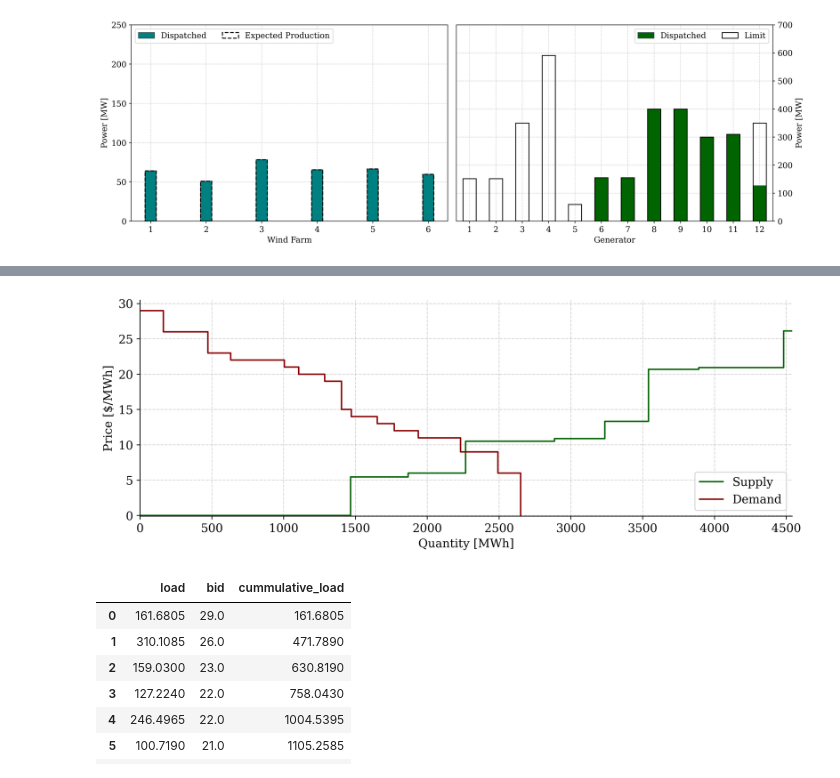
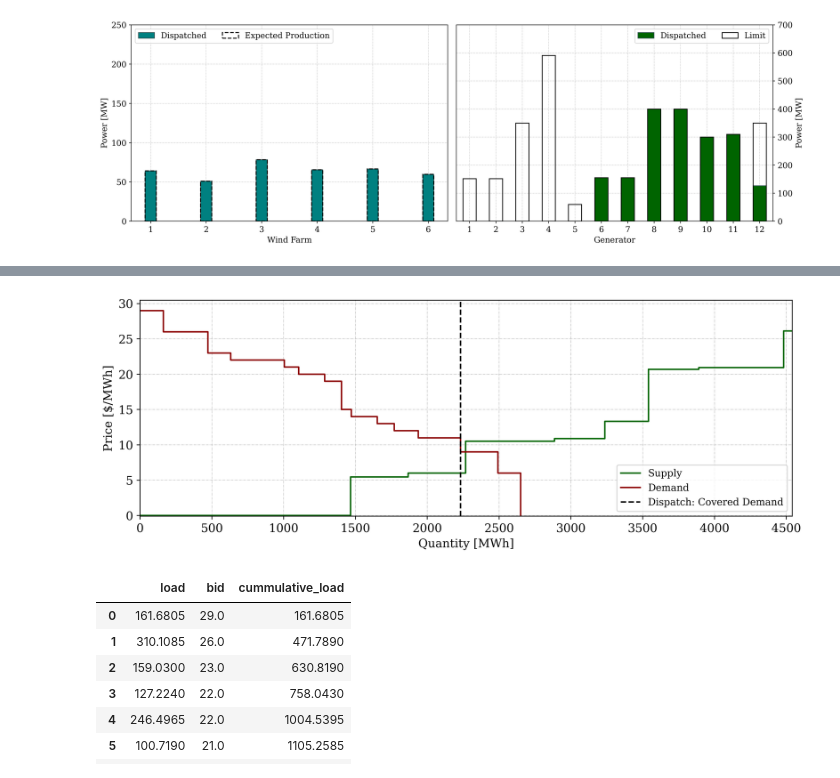
Before and after one commit to Hvid1999/46755, a Jupyter notebook: Assignment 1/task_1.ipynb, the cells around one changed output, grey strips where cells are left out. Saved outputs shown, nothing was run; the diff lists cells and outputs as text; code cells hidden in the pictures.

Commit message:
Added demand coverage figure and added dispatch to supply-demand curve

```diff
--- a/Assignment 1/task_1.ipynb
+++ b/Assignment 1/task_1.ipynb
@@ -145,6 +145,7 @@ if m.status == gb.GRB.OPTIMAL:
     load_results = pd.DataFrame(data=np.zeros(D), columns=['p_D'])
     load_results['Node'] = load_distribution['Node'].values
     load_results['Maximum Demand'] = load[load != 0]
+    load_results['Covered Percentage'] = 0
 
     constraints = m.getConstrs()
     # The constraint dual value of the current solution (also known as the shadow price)... https://www.gurobi.com/documentation/9.5/refman/pi.html
@@ -167,6 +168,7 @@ if m.status == gb.GRB.OPTIMAL:
     for i in range(D):
         print(p_D[i].VarName + ": %.2f MW" % p_D[i].x)
         load_results.loc[load_results.index == i, 'p_D'] = p_D[i].x
+        load_results.loc[load_results.index == i, 'Covered Percentage'] = (p_D[i].x / load[load != 0][i]) * 100
 
     # for k in range(len(constraints)):
     #     print('Dual value {0}: '.format(k+1), dual_values[k])
@@ -353,36 +379,40 @@ sorted_offers = offer_pairs.sort_values(by='offer', ascending=True).reset_index(
 sorted_offers['cummulative_capacity'] = sorted_offers['capacity'].cumsum() # plotting SD-curves requires cummulative quantity values for the x-axis
 
 #============== Plotting supply-demand curves =============
 fig, ax = plt.subplots(figsize=( 12 , 4 ), dpi=400) # Create the figure
 
 #Supply
 first_val = np.array([sorted_offers.iloc[0]['offer']]) #to make the first part visible
 plt.step(np.concatenate([np.array([0]), sorted_offers['cummulative_capacity'].values]),
          np.concatenate([first_val, sorted_offers['offer'].values]),
          color='darkgreen', label='Supply', where='pre', linewidth=1.5)
 
 #Demand
 first_val = np.array([sorted_bids.iloc[0]['cummulative_load']]) #to make the first step visible
 first_bid = np.array([sorted_bids.iloc[0]['bid']]) #to make the first step visible
 last_val = np.array([sorted_bids.iloc[-1]['cummulative_load'] + 1e-9]) #to make the final step visible
 
-
 plt.step(np.concatenate([np.array([0]), sorted_bids['cummulative_load'], last_val]),
          np.concatenate([first_bid, sorted_bids['bid'], np.array([0])]),
          color='darkred', label='Demand', where='pre', linewidth=1.5)
+
+#Total covered demand as vertical line
+plt.axvline(x=sum_load, color='black', linestyle='--', linewidth=1.5, label='Dispatch: Covered Demand')
+
+ax.spines[['right', 'top']].set_visible(True)
 
 #Formatting
 plt.xlabel('Quantity [MWh]')
 plt.ylabel('Price [$/MWh]')
 #plt.title(f'Supply-Demand Curve for $t = {t+1}$')
-plt.legend(loc='lower right', fontsize=12)
+plt.legend(loc='lower right', fontsize=10)
 plt.margins(x=0)
 plt.ylim(ymin = -0.1)
 plt.xticks(np.arange(0,4500 + 500, 500))
 plt.savefig('Figures/task_1_supply_demand_curve_hour_%d.png' % t, bbox_inches='tight')
 plt.show()
 # %% [output]
-[figure, old version]
+[figure, new version]
 # %%
 sorted_bids
 # %% [output]
```
Also changed, not shown: parts of 4 cells of this notebook, 2 other files.
